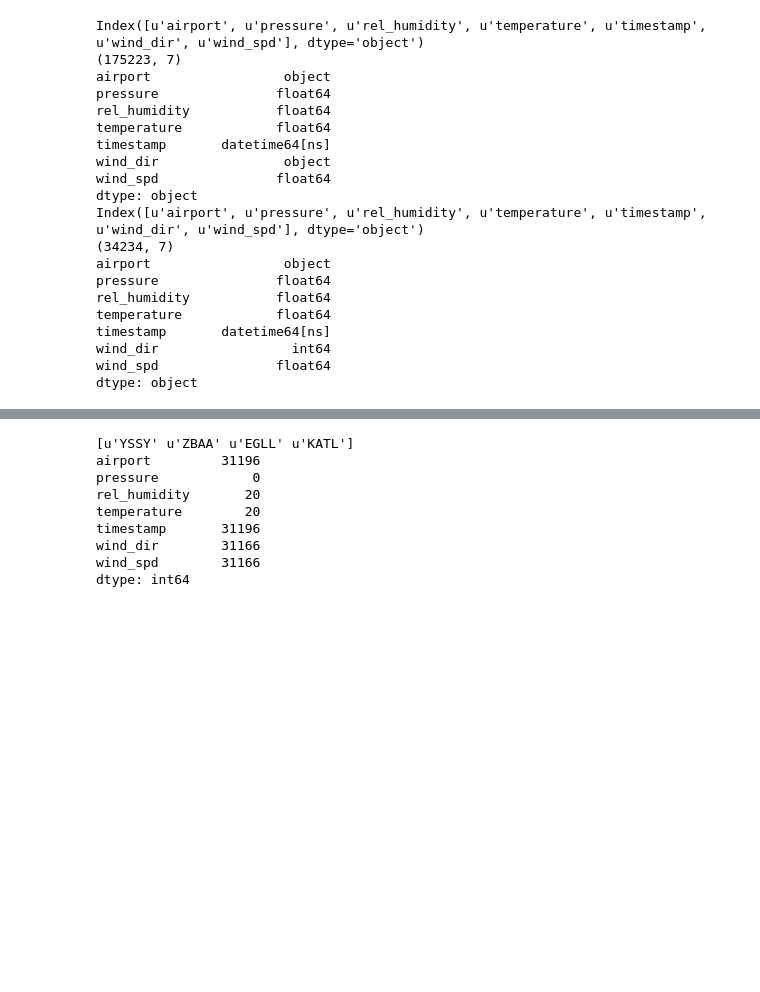
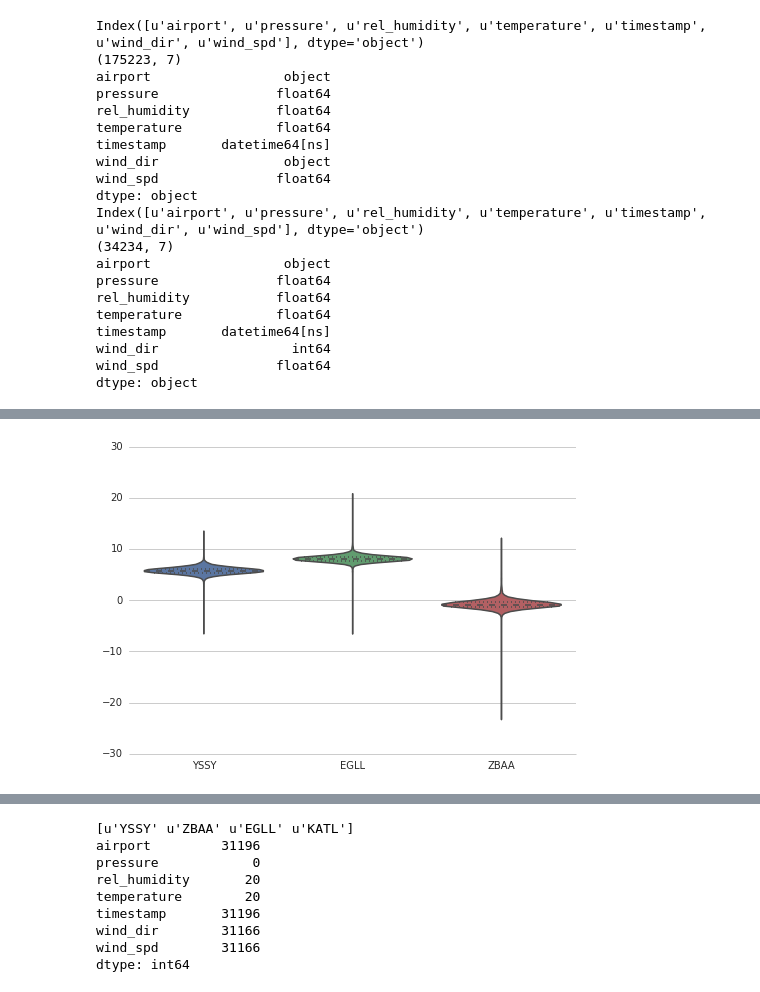
Before and after one commit to monkeybutter/aeroweather, a Jupyter notebook: analysis.ipynb, the cells around one changed output, grey strips where cells are left out. Drawn from its saved outputs; the diff is of its cells as text; code cells hidden in the pictures; blank space fills up the shorter version.

```diff
--- a/analysis.ipynb
+++ b/analysis.ipynb
@@ -84,0 +181,20 @@ IndexError: index -1 is out of bounds for axis 0 with size 0
+# %%
+import pandas as pd
+import seaborn as sb
+
+sy_df = pd.read_csv('/home/roz016/Dropbox/Data for Tree/Ready/yssy.csv')
+sy_df['press_diff'] = sy_df['metar_press'] - sy_df['gfs_press']
+
+lo_df = pd.read_csv('/home/roz016/Dropbox/Data for Tree/Ready/egll.csv')
+lo_df['press_diff'] = lo_df['metar_press'] - lo_df['gfs_press']
+
+be_df = pd.read_csv('/home/roz016/Dropbox/Data for Tree/Ready/zbaa.csv')
+be_df['press_diff'] = be_df['metar_press'] - be_df['gfs_press']
+
+
+#df.boxplot(column='press_diff')
+sb.set(style="whitegrid")
+sb.violinplot([sy_df.press_diff, lo_df.press_diff, be_df.press_diff], names=['YSSY','EGLL','ZBAA'])
+sb.despine(left=True)
+# %% [output]
+[figure, added]
```
Also changed, not shown: parts of 7 cells of this notebook, 1 other file.
